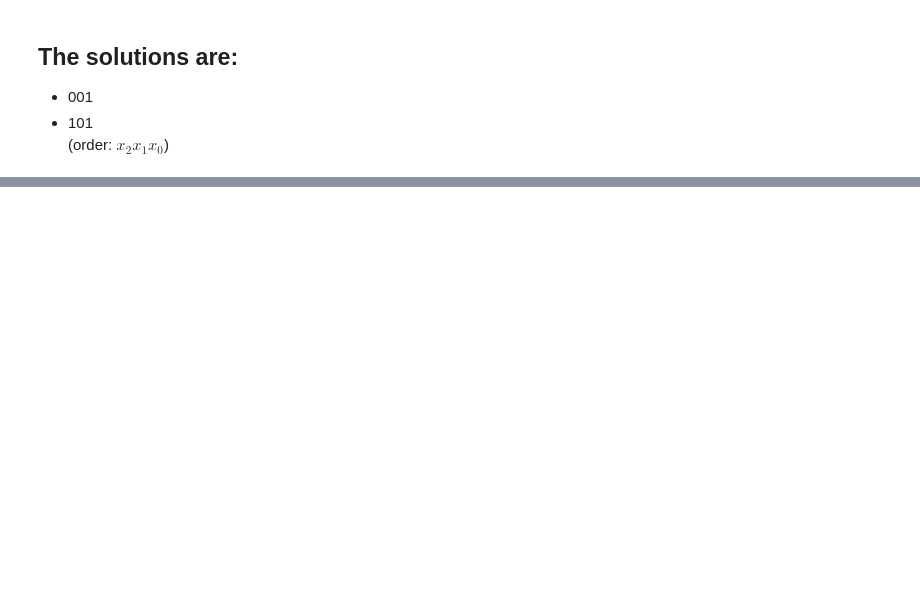
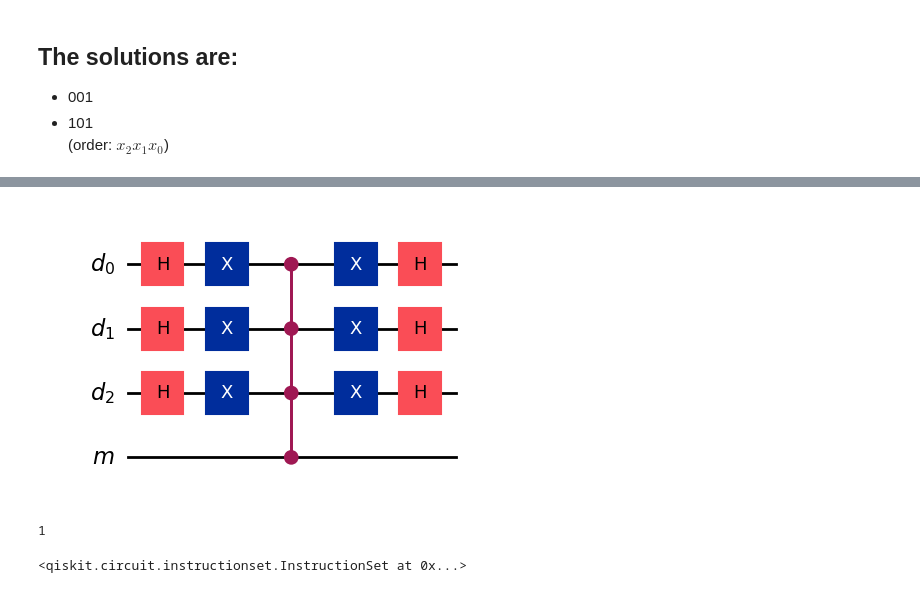
Before and after one commit to Brotherhood94/quantum_lessons, a Jupyter notebook: Grover.ipynb, the cells around one changed output, grey strips where cells are left out. Cells and saved outputs as stored; diff of their text form; code cells hidden in the pictures; blank space fills up the shorter version.

Commit message:
update to qiskit2.

```diff
--- a/Grover.ipynb
+++ b/Grover.ipynb
@@ -596,0 +679,17 @@ plot_histogram(counts)
+# %%
+diffuser(len(x)).draw(output='mpl')
+# %% [output]
+[figure, added]
+# %%
+repetitions = math.floor(math.pi/4 * math.sqrt(2**len(x)/n_solutions)) #<-----
+print(repetitions)
+
+for i in range(repetitions):
+    sat_solver.append(oracle(len(x), steps), x[0:]+w[0:]+[marker])
+    sat_solver.append(diffuser(len(x)), x[0:]+[marker])
+    sat_solver.barrier()
+
+sat_solver.measure(x, c_res)
+# %% [output]
+1
+<qiskit.circuit.instructionset.InstructionSet at 0x...>
```
Also changed, not shown: parts of 26 cells of this notebook.
